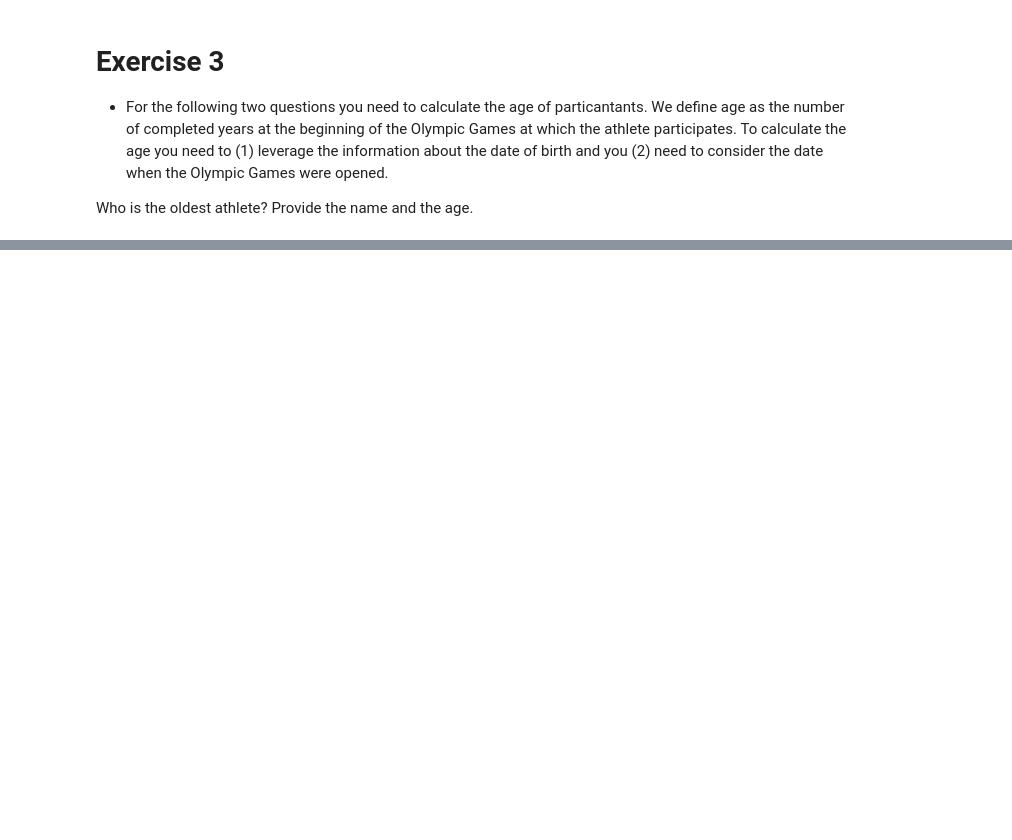
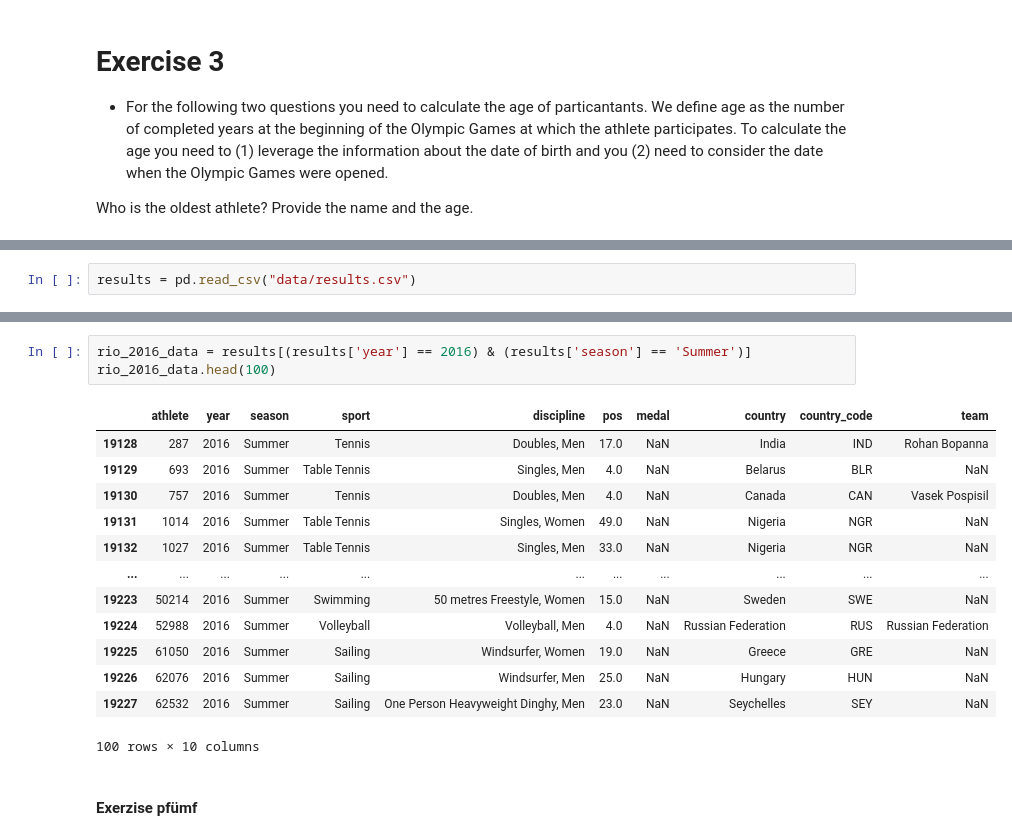
Before and after one commit to MartinDieCooleSocke420/1sem_tools_and_programming, a Jupyter notebook: assignment/Brinkmann_Brucker.ipynb, the cells around one changed output, grey strips where cells are left out. Drawn from its saved outputs; the diff is of its cells as text; blank space fills up the shorter version.

```diff
--- a/assignment/Brinkmann_Brucker.ipynb
+++ b/assignment/Brinkmann_Brucker.ipynb
@@ -289,0 +336,2 @@ KeyError: 'BirthDate'
+# %%
+results = pd.read_csv("data/results.csv")
@@ -289,0 +386,19 @@ KeyError: 'BirthDate'
+# %%
+rio_2016_data = results[(results['year'] == 2016) & (results['season'] == 'Summer')]
+rio_2016_data.head(100)
+# %% [output]
+|  | athlete | year | season | sport | discipline | pos | medal | country | country_code | team |
+| 19128 | 287 | 2016 | Summer | Tennis | Doubles, Men | 17.0 | NaN | India | IND | Rohan Bopanna |
+| 19129 | 693 | 2016 | Summer | Table Tennis | Singles, Men | 4.0 | NaN | Belarus | BLR | NaN |
+| 19130 | 757 | 2016 | Summer | Tennis | Doubles, Men | 4.0 | NaN | Canada | CAN | Vasek Pospisil |
+| 19131 | 1014 | 2016 | Summer | Table Tennis | Singles, Women | 49.0 | NaN | Nigeria | NGR | NaN |
+| 19132 | 1027 | 2016 | Summer | Table Tennis | Singles, Men | 33.0 | NaN | Nigeria | NGR | NaN |
+| ... | ... | ... | ... | ... | ... | ... | ... | ... | ... | ... |
+| 19223 | 50214 | 2016 | Summer | Swimming | 50 metres Freestyle, Women | 15.0 | NaN | Sweden | SWE | NaN |
+| 19224 | 52988 | 2016 | Summer | Volleyball | Volleyball, Men | 4.0 | NaN | Russian Federation | RUS | Russian Federation |
+| 19225 | 61050 | 2016 | Summer | Sailing | Windsurfer, Women | 19.0 | NaN | Greece | GRE | NaN |
+| 19226 | 62076 | 2016 | Summer | Sailing | Windsurfer, Men | 25.0 | NaN | Hungary | HUN | NaN |
+| 19227 | 62532 | 2016 | Summer | Sailing | One Person Heavyweight Dinghy, Men | 23.0 | NaN | Seychelles | SEY | NaN |
+100 rows × 10 columns
+# %% [markdown]
+#### Exerzise pfümf
```
Also changed, not shown: parts of 13 cells of this notebook.
